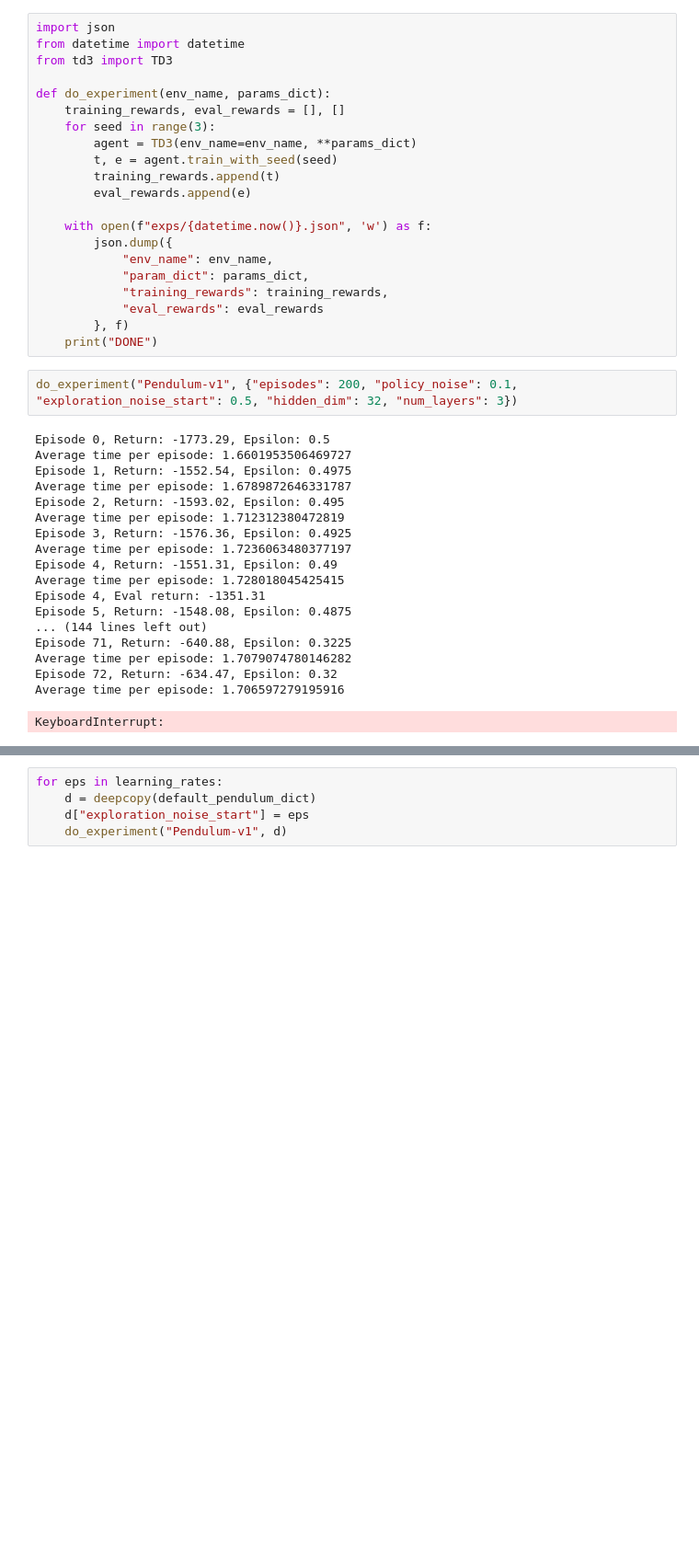
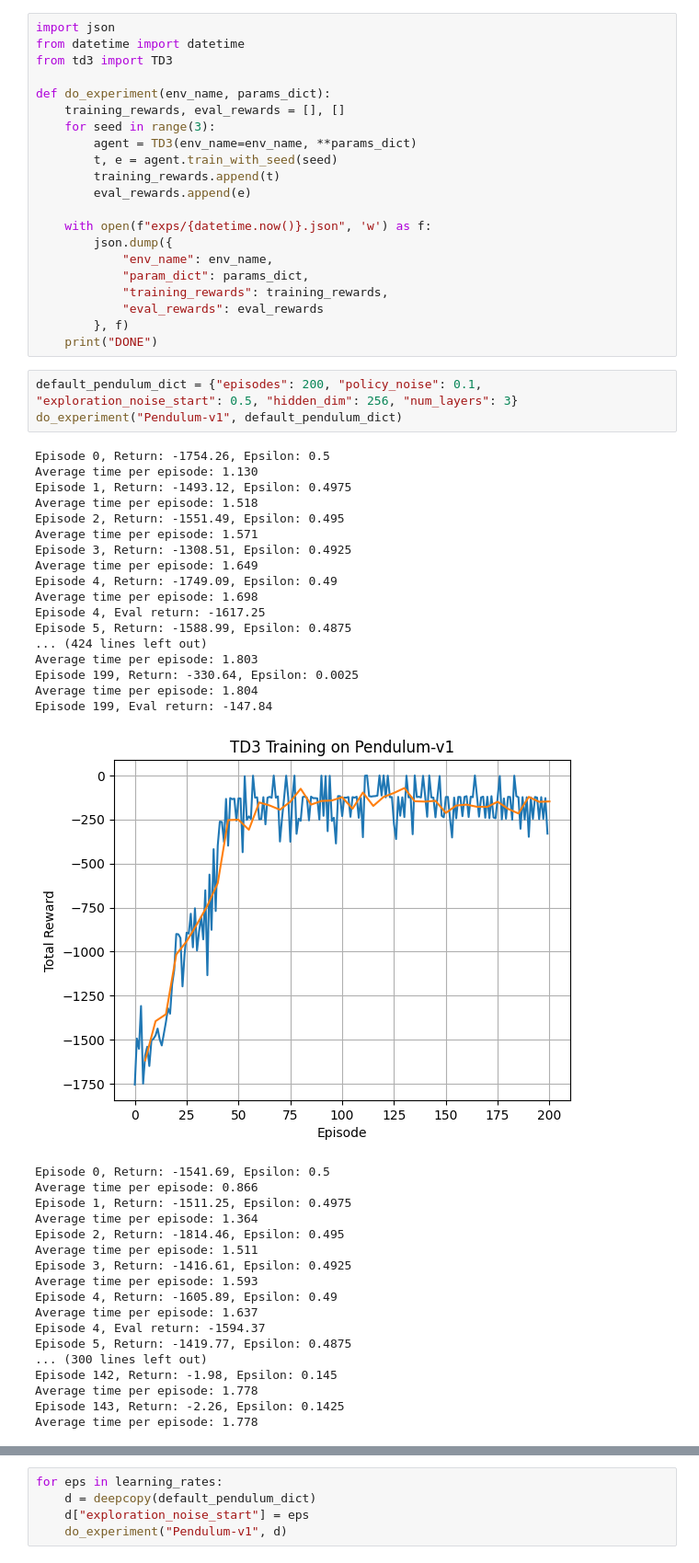
Before and after one commit to surkovv/RL_Project, a Jupyter notebook: DQN.ipynb, the cells around one changed output, grey strips where cells are left out. Shown: that part at 92% size. Cells and saved outputs as stored; diff of their text form; blank space fills up the shorter version.

```diff
--- a/DQN.ipynb
+++ b/DQN.ipynb
@@ -403,23 +403,41 @@ def do_experiment(env_name, params_dict):
         }, f)
     print("DONE")
 # %%
-do_experiment("Pendulum-v1", {"episodes": 200, "policy_noise": 0.1, "exploration_noise_start": 0.5, "hidden_dim": 32, "num_layers": 3})
+default_pendulum_dict = {"episodes": 200, "policy_noise": 0.1, "exploration_noise_start": 0.5, "hidden_dim": 256, "num_layers": 3}
+do_experiment("Pendulum-v1", default_pendulum_dict)
 # %% [output]
-Episode 0, Return: -1773.29, Epsilon: 0.5
-Average time per episode: 1.6601953506469727
-Episode 1, Return: -1552.54, Epsilon: 0.4975
-Average time per episode: 1.6789872646331787
-Episode 2, Return: -1593.02, Epsilon: 0.495
-Average time per episode: 1.712312380472819
-Episode 3, Return: -1576.36, Epsilon: 0.4925
-Average time per episode: 1.7236063480377197
-Episode 4, Return: -1551.31, Epsilon: 0.49
-Average time per episode: 1.728018045425415
-Episode 4, Eval return: -1351.31
-Episode 5, Return: -1548.08, Epsilon: 0.4875
-... (144 lines left out)
-Episode 71, Return: -640.88, Epsilon: 0.3225
-Average time per episode: 1.7079074780146282
-Episode 72, Return: -634.47, Epsilon: 0.32
-Average time per episode: 1.706597279195916
+Episode 0, Return: -1754.26, Epsilon: 0.5
+Average time per episode: 1.130
+Episode 1, Return: -1493.12, Epsilon: 0.4975
+Average time per episode: 1.518
+Episode 2, Return: -1551.49, Epsilon: 0.495
+Average time per episode: 1.571
+Episode 3, Return: -1308.51, Epsilon: 0.4925
+Average time per episode: 1.649
+Episode 4, Return: -1749.09, Epsilon: 0.49
+Average time per episode: 1.698
+Episode 4, Eval return: -1617.25
+Episode 5, Return: -1588.99, Epsilon: 0.4875
+... (424 lines left out)
+Average time per episode: 1.803
+Episode 199, Return: -330.64, Epsilon: 0.0025
+Average time per episode: 1.804
+Episode 199, Eval return: -147.84
+[figure, added]
-KeyboardInterrupt:
+Episode 0, Return: -1541.69, Epsilon: 0.5
+Average time per episode: 0.866
+Episode 1, Return: -1511.25, Epsilon: 0.4975
+Average time per episode: 1.364
+Episode 2, Return: -1814.46, Epsilon: 0.495
+Average time per episode: 1.511
+Episode 3, Return: -1416.61, Epsilon: 0.4925
+Average time per episode: 1.593
+Episode 4, Return: -1605.89, Epsilon: 0.49
+Average time per episode: 1.637
+Episode 4, Eval return: -1594.37
+Episode 5, Return: -1419.77, Epsilon: 0.4875
+... (300 lines left out)
+Episode 142, Return: -1.98, Epsilon: 0.145
+Average time per episode: 1.778
+Episode 143, Return: -2.26, Epsilon: 0.1425
+Average time per episode: 1.778
```
Also changed, not shown: parts of 2 cells of this notebook, 1 other file.
